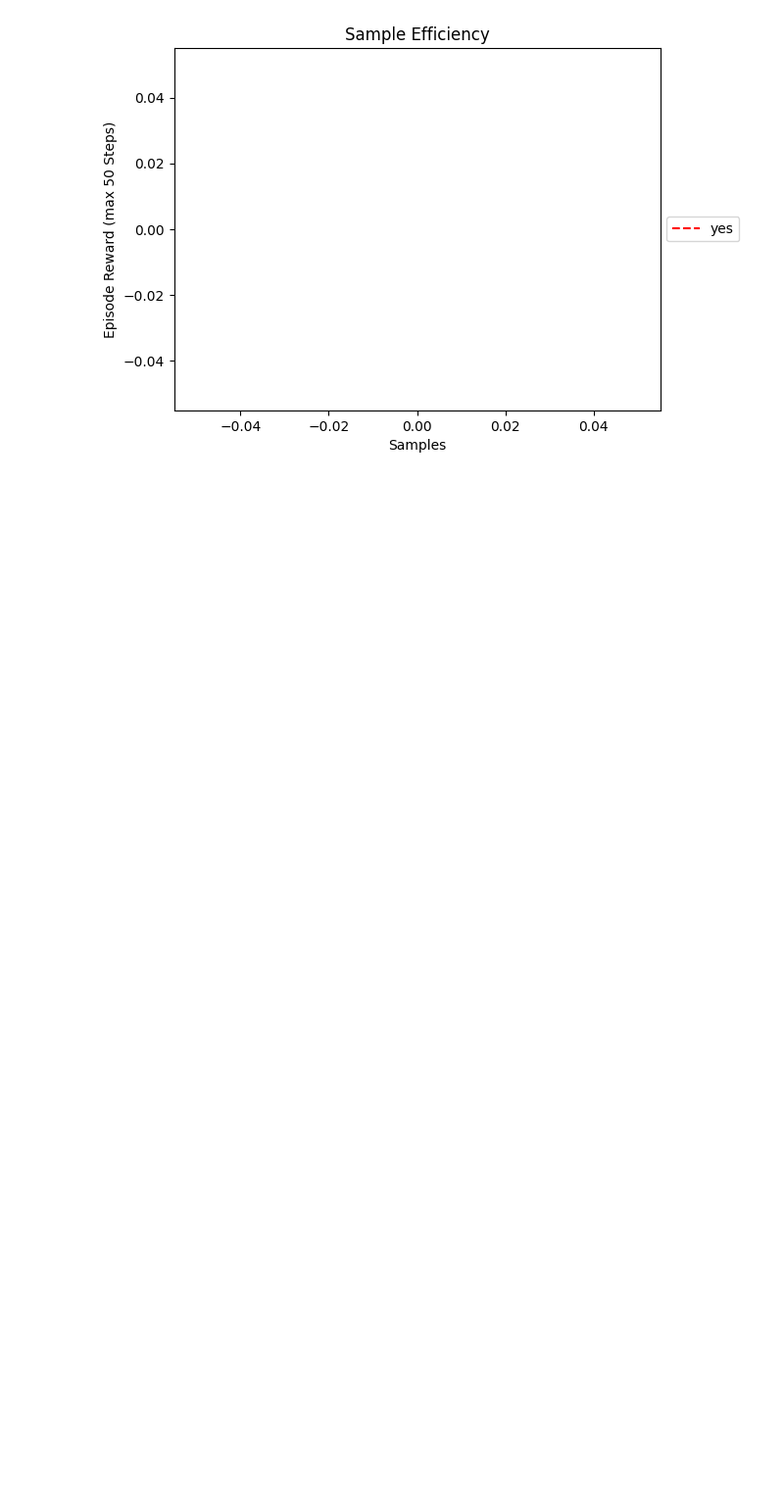
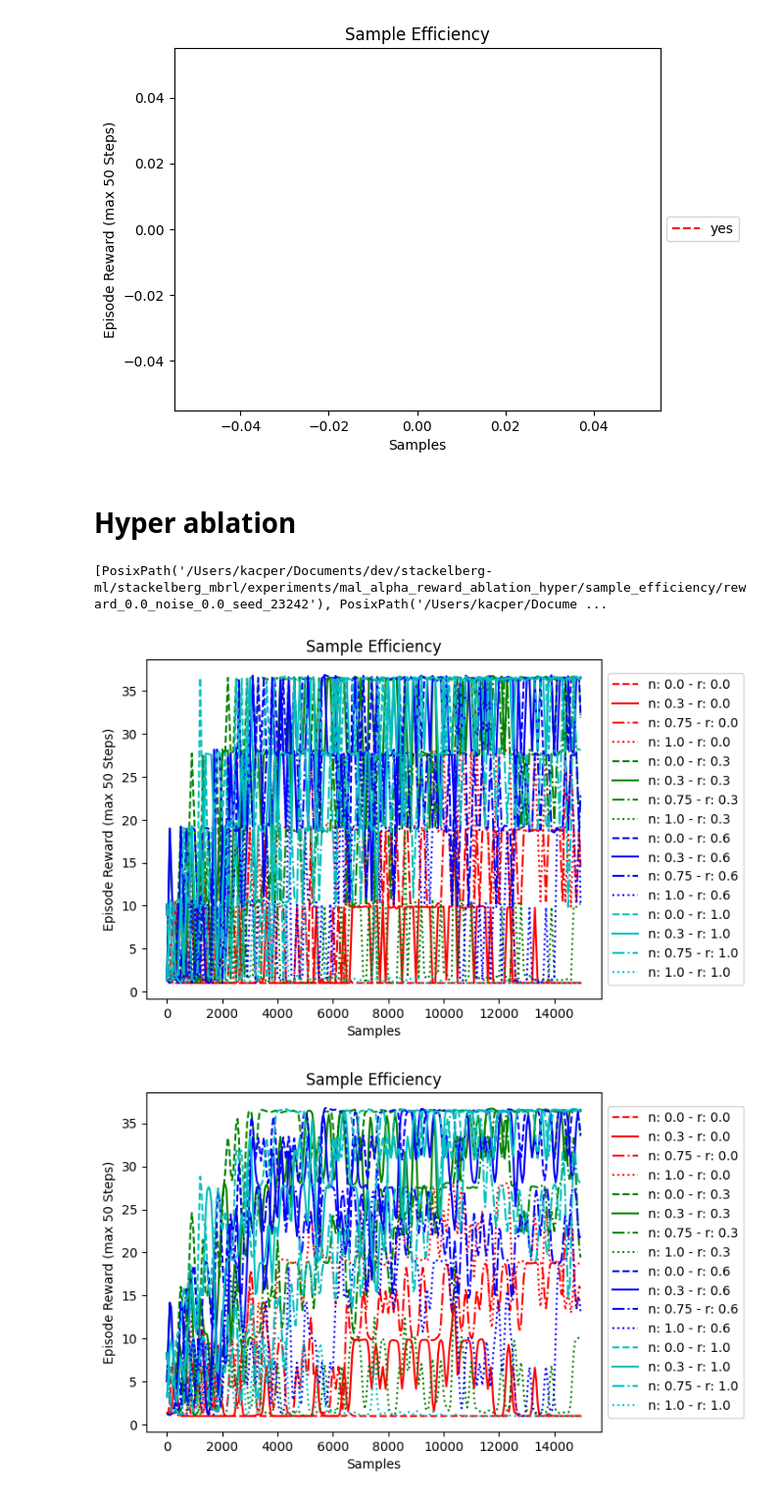
Before and after one commit to nilscrm/stackelberg-ml, a Jupyter notebook: graph.ipynb, the cells around one changed output. Shown at 98% size. Drawn from its saved outputs; the diff is of its cells as text; code cells hidden in the pictures; blank space fills up the shorter version.

```diff
--- a/graph.ipynb
+++ b/graph.ipynb
@@ -238,3 +238,37 @@ for smooth_factor in [0.0001, 10, 20]:
 [figure]
 [figure]
 [figure]
+# %% [markdown]
+# Hyper ablation
+# %%
+experiment = "mal_alpha_reward_ablation_hyper"
+alpha_r = [0.0, 0.3, 0.6, 1.0]
+alpha_n = [0.0, 0.3, 0.75, 1.0]
+seeds = [23242, 234469, 3987, 128]
+
+path = Path.cwd()
+path = path / "stackelberg_mbrl" / "experiments" / experiment / "sample_efficiency"
+stems = list(product(alpha_r, alpha_n))
+paths = [path / f"reward_{ar}_noise_{an}_seed_{seed}" for (ar, an), seed in product(stems, seeds)]
+print(paths)
+evals = np.stack(load_evals(p) for p in paths)
+max_samples = np.max(evals[:, :, 0])
+pts_cnt = evals.shape[1]
+evals = evals.reshape(-1, len(seeds), pts_cnt, 2)
+
+# plt.style.use('dark_background')
+plt.style.use('default')
+for smooth_factor in [0.0001, 1, 10, 20]:
+    plt.figure()
+    # smooth_factor = 20.0
+    for e, (reward, noise), (c, s) in zip(evals, stems, product(['r', 'g', 'b', 'c', 'y'], ['--','-','-.',':'])):
+        plot(e, f"n: {noise} - r: {reward}", smooth_factor=smooth_factor, max_samples=max_samples, eval_rate=50, color=c, linestyle=s, plot_std=False)
+
+    plt.title("Sample Efficiency")
+    plt.ylabel("Episode Reward (max 50 Steps)")
+    plt.xlabel("Samples")
+    plt.legend(loc='center left', bbox_to_anchor=(1, 0.5))
+# %% [output]
+[PosixPath('/Users/kacper/Documents/dev/stackelberg-ml/stackelberg_mbrl/experiments/mal_alpha_reward_ablation_hyper/sample_efficiency/reward_0.0_noise_0.0_seed_23242'), PosixPath('/Users/kacper/Docume ...
+[figure, added]
+[figure, added]
```
Also changed, not shown: parts of 4 cells of this notebook, 3 other files.
